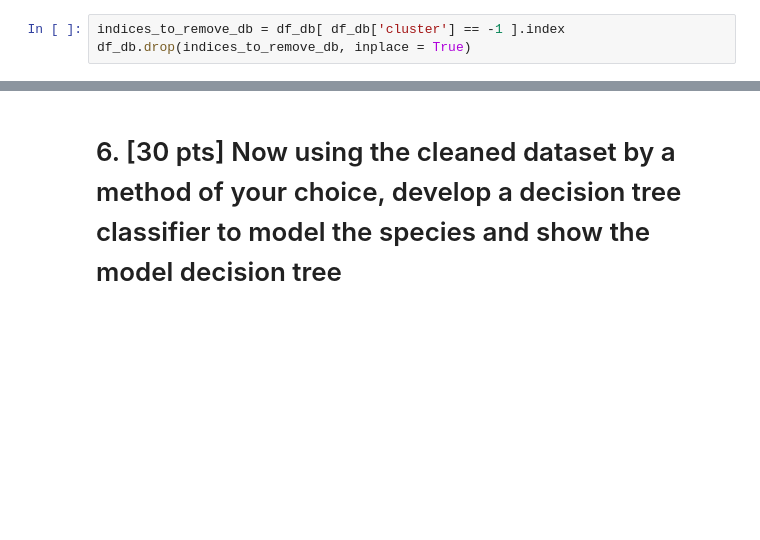
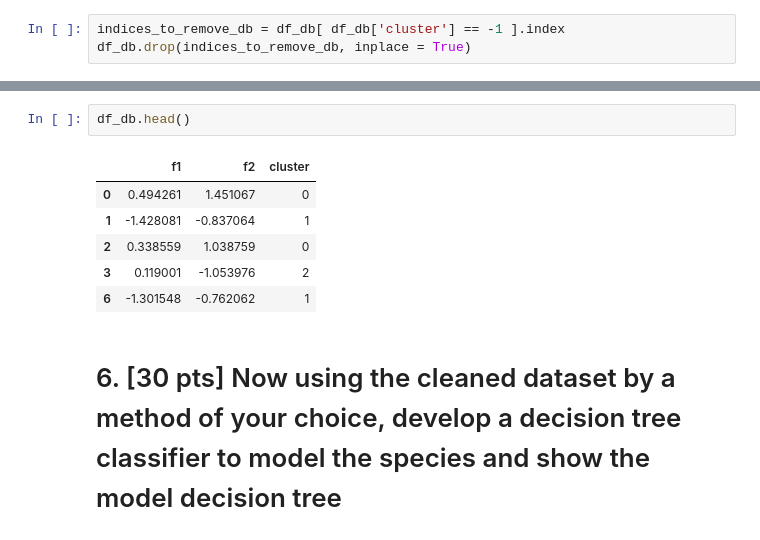
Before and after one commit to andrewcchan/jhuappliedmlcourse, a Jupyter notebook: Mod 8/Chan-Assign8.ipynb, the cells around one changed output, grey strips where cells are left out. Drawn from its saved outputs; the diff is of its cells as text; blank space fills up the shorter version.

```diff
--- a/Mod 8/Chan-Assign8.ipynb
+++ b/Mod 8/Chan-Assign8.ipynb
@@ -358,3 +358,12 @@ df_db['cluster'].value_counts()
 Name: cluster, dtype: int64
+# %%
+df_db.head()
+# %% [output]
+|  | f1 | f2 | cluster |
+| 0 | 0.494261 | 1.451067 | 0 |
+| 1 | -1.428081 | -0.837064 | 1 |
+| 2 | 0.338559 | 1.038759 | 0 |
+| 3 | 0.119001 | -1.053976 | 2 |
+| 6 | -1.301548 | -0.762062 | 1 |
 # %% [markdown]
 # 6. [30 pts] Now using the cleaned dataset by a method of your choice, develop a decision tree classifier to model the species and show the model decision tree
```
Also changed, not shown: parts of 18 cells of this notebook, 4 other files.
